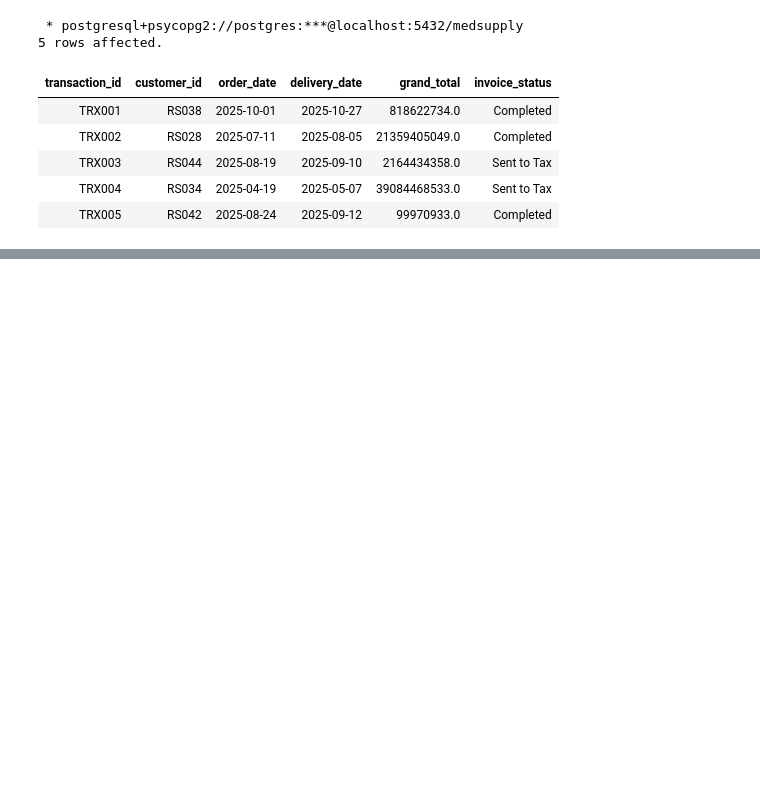
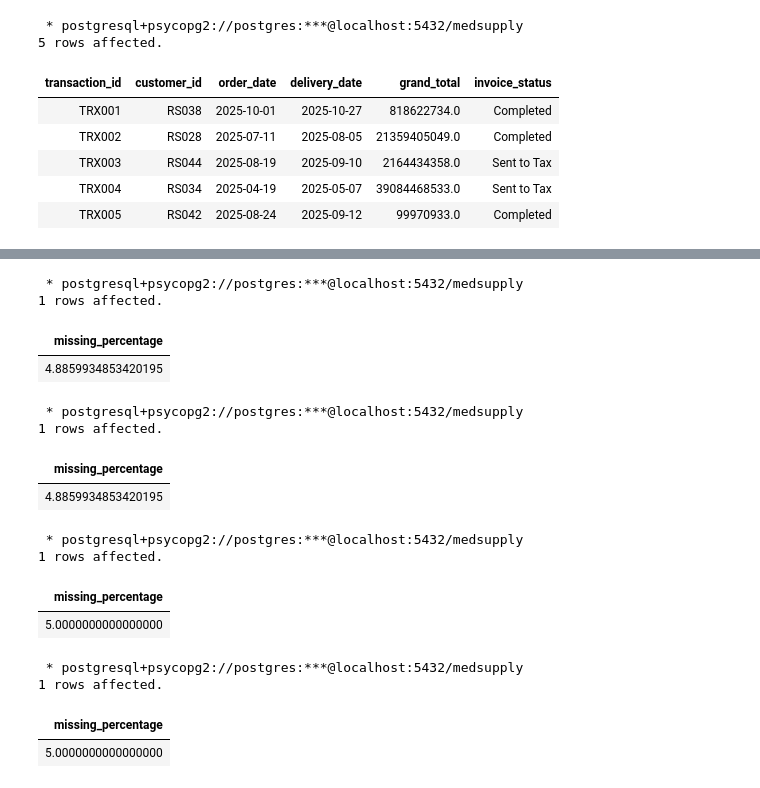
Before and after one commit to Rpfitrah/MedSupply-Project, a Jupyter notebook: Verification.ipynb, the cells around one changed output, grey strips where cells are left out. Saved outputs shown, nothing was run; the diff lists cells and outputs as text; code cells hidden in the pictures; blank space fills up the shorter version.

```diff
--- a/Verification.ipynb
+++ b/Verification.ipynb
@@ -248,0 +249,44 @@ LIMIT 5;
+# %%
+%%sql
+
+SELECT
+    (COUNT(*) - COUNT(quantity)) * 100.0 / COUNT(*) AS missing_percentage
+FROM transactions_item;
+# %% [output]
+ * postgresql+psycopg2://postgres:***@localhost:5432/medsupply
+1 rows affected.
+| missing_percentage |
+| 4.8859934853420195 |
+# %%
+%%sql
+
+SELECT
+    (COUNT(*) - COUNT(inden_flag)) * 100.0 / COUNT(*) AS missing_percentage
+FROM transactions_item;
+# %% [output]
+ * postgresql+psycopg2://postgres:***@localhost:5432/medsupply
+1 rows affected.
+| missing_percentage |
+| 4.8859934853420195 |
+# %%
+%%sql
+
+SELECT
+    (COUNT(*) - COUNT(delivery_date)) * 100.0 / COUNT(*) AS missing_percentage
+FROM transactions_main;
+# %% [output]
+ * postgresql+psycopg2://postgres:***@localhost:5432/medsupply
+1 rows affected.
+| missing_percentage |
+| 5.0000000000000000 |
+# %%
+%%sql
+
+SELECT
+    (COUNT(*) - COUNT(invoice_status)) * 100.0 / COUNT(*) AS missing_percentage
+FROM transactions_main;
+# %% [output]
+ * postgresql+psycopg2://postgres:***@localhost:5432/medsupply
+1 rows affected.
+| missing_percentage |
+| 5.0000000000000000 |
```
Also changed, not shown: parts of 4 cells of this notebook.
